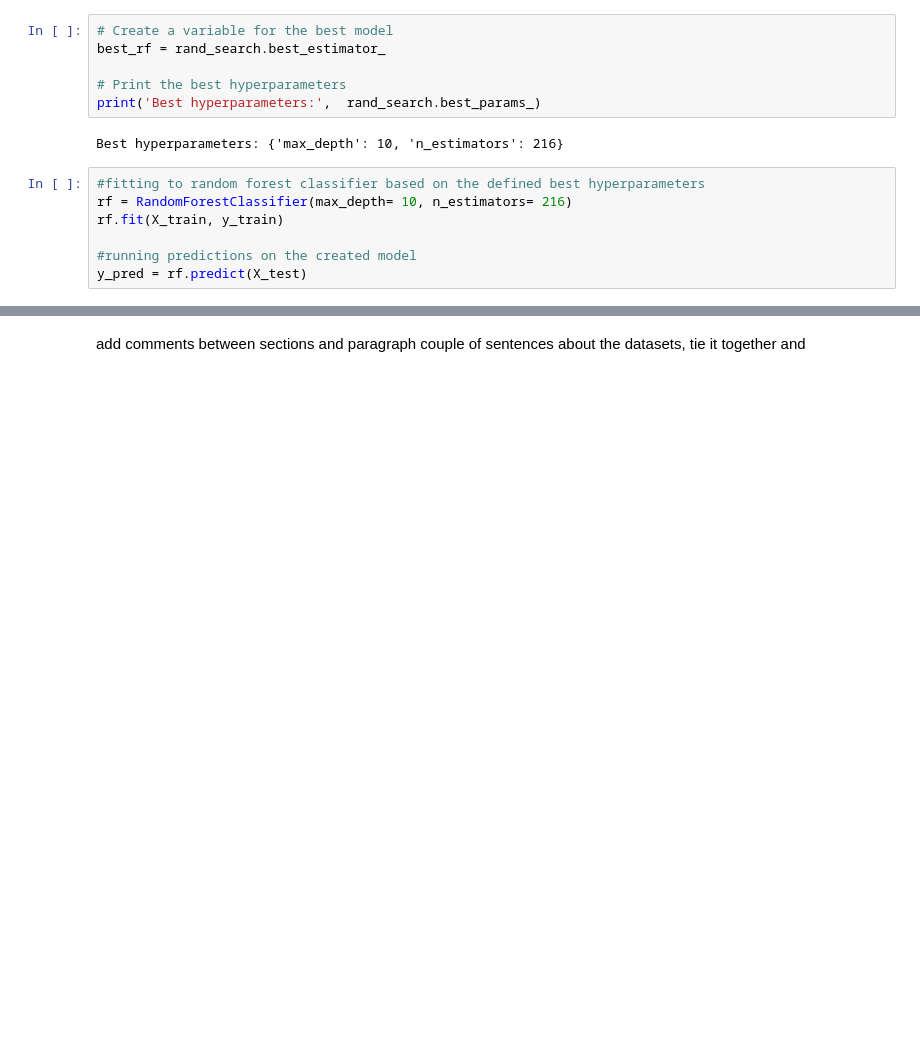
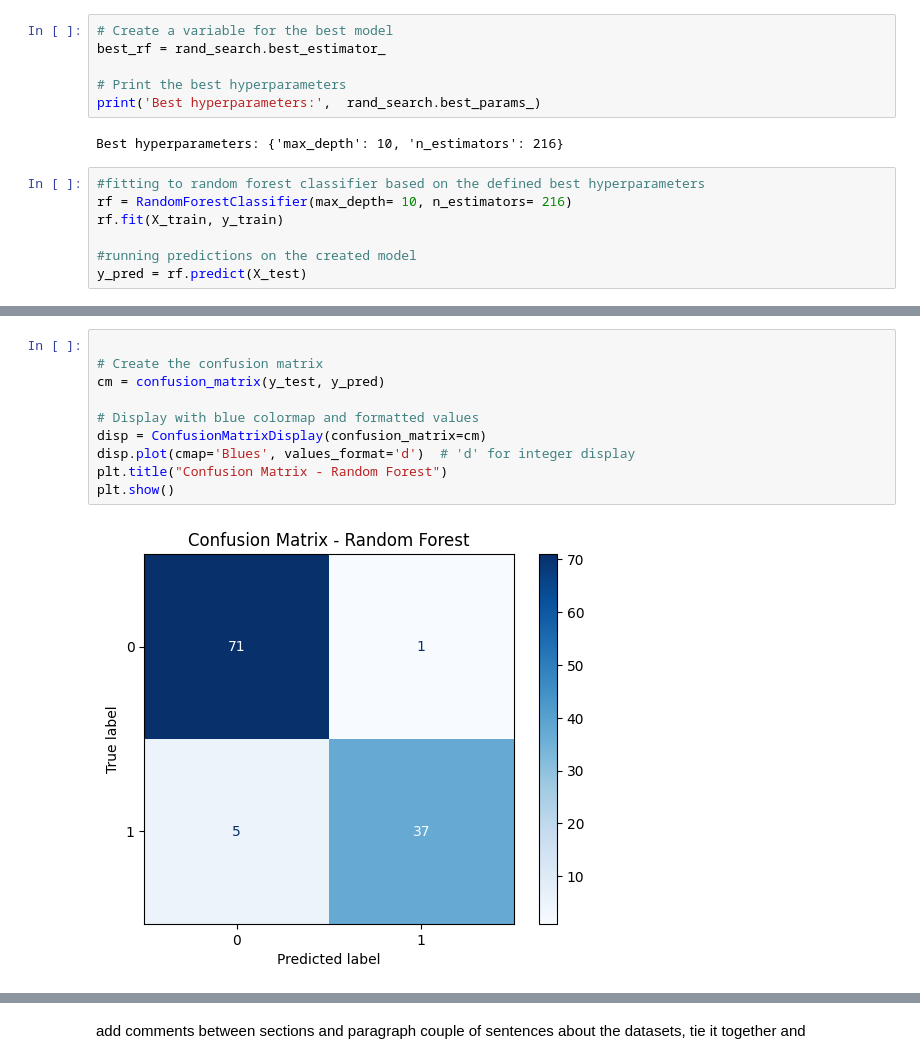
Before and after one commit to ssrakshaya/BreastCancerAnalysis, a Jupyter notebook: InitialEDABreastCancer.ipynb, the cells around one changed output, grey strips where cells are left out. Drawn from its saved outputs; the diff is of its cells as text; blank space fills up the shorter version.

```diff
--- a/InitialEDABreastCancer.ipynb
+++ b/InitialEDABreastCancer.ipynb
@@ -461,0 +470,12 @@ for i in range(3):
+# %%
+
+# Create the confusion matrix
+cm = confusion_matrix(y_test, y_pred)
+
+# Display with blue colormap and formatted values
+disp = ConfusionMatrixDisplay(confusion_matrix=cm)
+disp.plot(cmap='Blues', values_format='d')  # 'd' for integer display
+plt.title("Confusion Matrix - Random Forest")
+plt.show()
+# %% [output]
+[figure, added]
```
Also changed, not shown: parts of 3 cells of this notebook.
